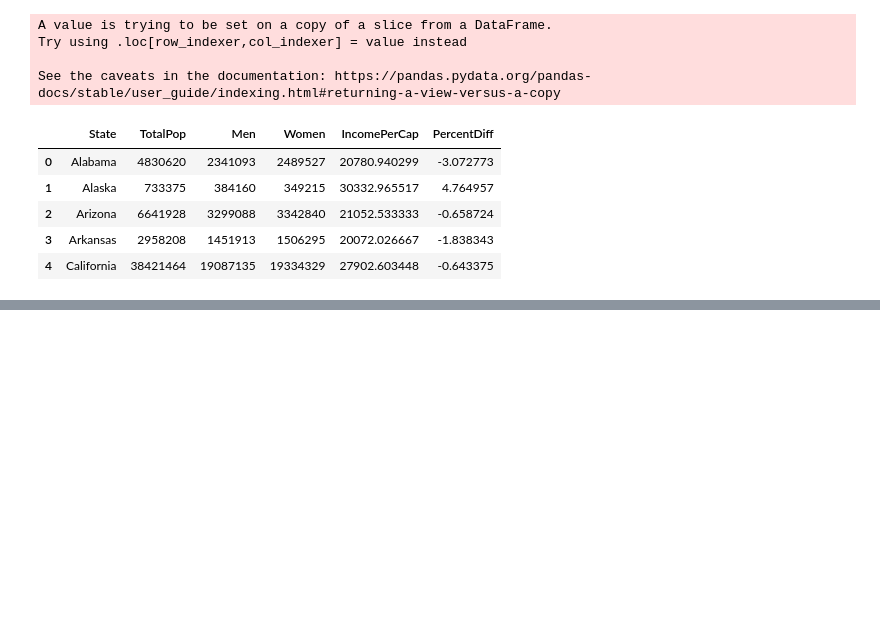
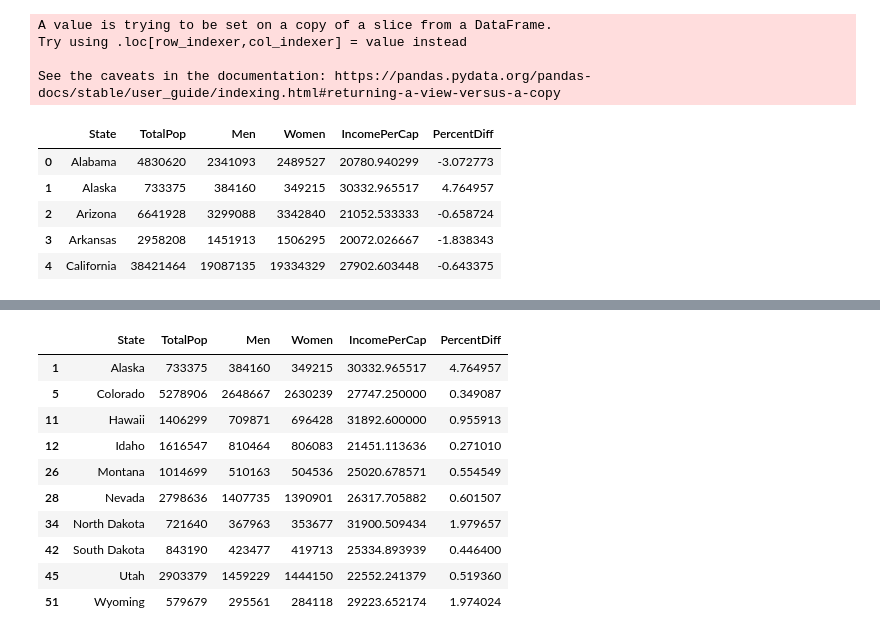
Before and after one commit to charlim26/censusproject, a Jupyter notebook: gender_income.ipynb, the cells around one changed output, grey strips where cells are left out. Cells and saved outputs as stored; diff of their text form; code cells hidden in the pictures; blank space fills up the shorter version.

```diff
--- a/gender_income.ipynb
+++ b/gender_income.ipynb
@@ -58,0 +80,15 @@ See the caveats in the documentation: https://pandas.pydata.org/pandas-docs/stab
+# %%
+men_dom_2015 = gender_15_state.loc[gender_15_state['PercentDiff']>0]
+men_dom_2015
+# %% [output]
+|  | State | TotalPop | Men | Women | IncomePerCap | PercentDiff |
+| 1 | Alaska | 733375 | 384160 | 349215 | 30332.965517 | 4.764957 |
+| 5 | Colorado | 5278906 | 2648667 | 2630239 | 27747.250000 | 0.349087 |
+| 11 | Hawaii | 1406299 | 709871 | 696428 | 31892.600000 | 0.955913 |
+| 12 | Idaho | 1616547 | 810464 | 806083 | 21451.113636 | 0.271010 |
+| 26 | Montana | 1014699 | 510163 | 504536 | 25020.678571 | 0.554549 |
+| 28 | Nevada | 2798636 | 1407735 | 1390901 | 26317.705882 | 0.601507 |
+| 34 | North Dakota | 721640 | 367963 | 353677 | 31900.509434 | 1.979657 |
+| 42 | South Dakota | 843190 | 423477 | 419713 | 25334.893939 | 0.446400 |
+| 45 | Utah | 2903379 | 1459229 | 1444150 | 22552.241379 | 0.519360 |
+| 51 | Wyoming | 579679 | 295561 | 284118 | 29223.652174 | 1.974024 |
```
Also changed, not shown: parts of 2 cells of this notebook.
